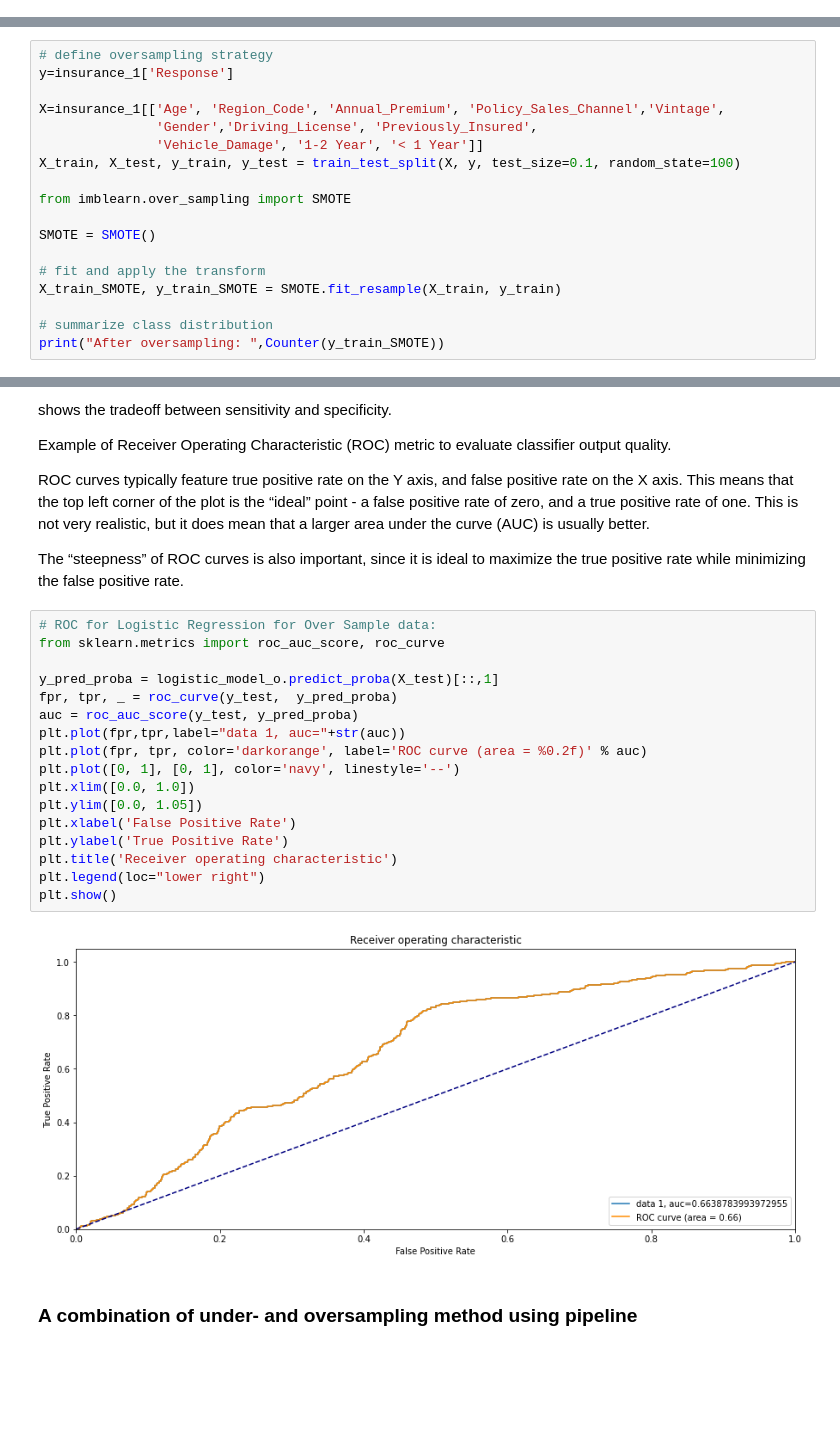
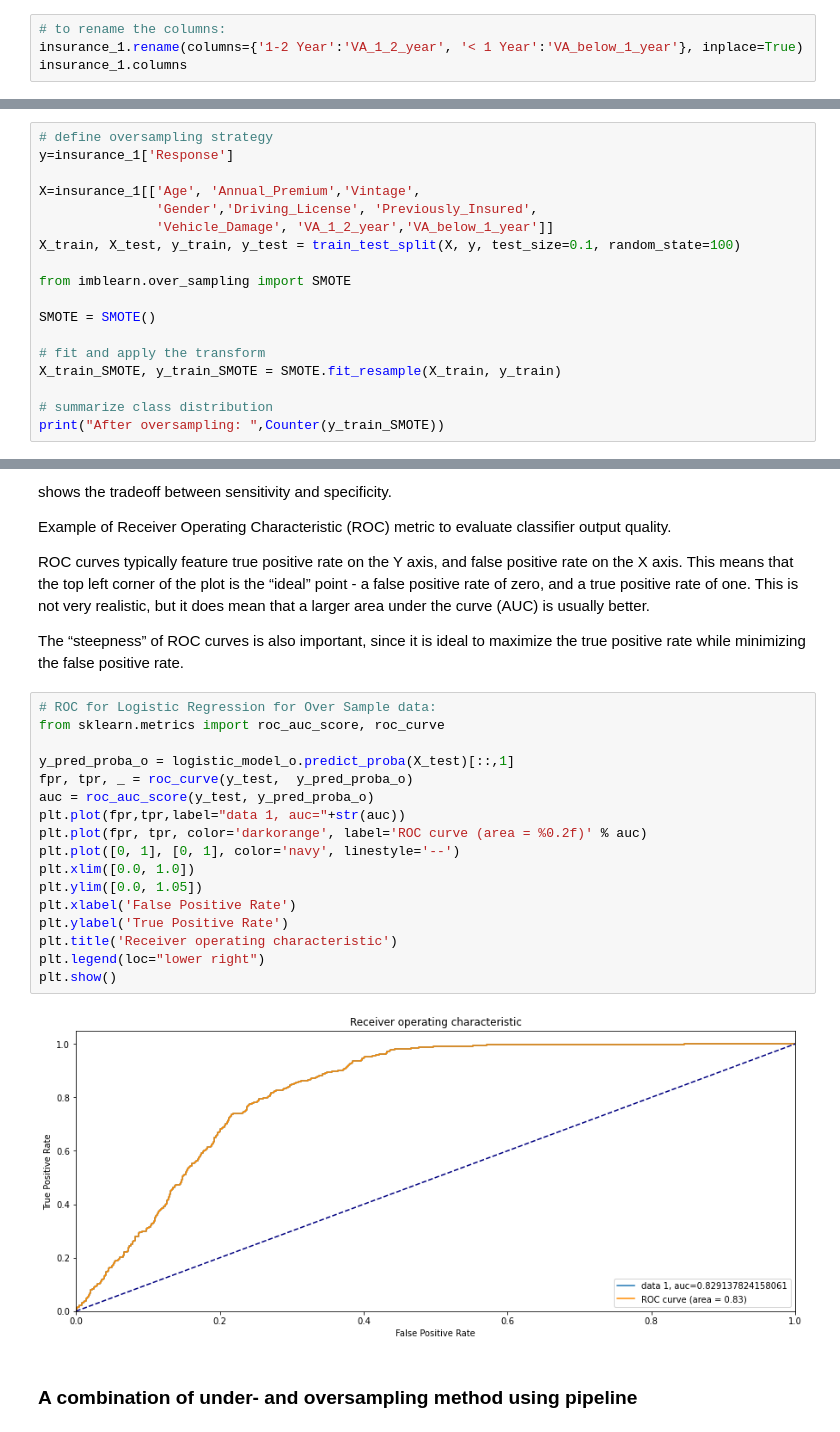
Before and after one commit to BehroozGharleghi/Health-insurance-sales-prediction, a Jupyter notebook: Health_insurance_sales_prediction.ipynb, the cells around one changed output, grey strips where cells are left out. Drawn from its saved outputs; the diff is of its cells as text; blank space fills up the shorter version.

Commit message:
real worl test

```diff
--- a/Health_insurance_sales_prediction.ipynb
+++ b/Health_insurance_sales_prediction.ipynb
@@ -174,3 +175,7 @@ insurance_1.head()
 | 2 | 3 | 1 | 47 | 1 | 28.0 | 0 | 1 | ... |
 | 3 | 4 | 1 | 21 | 1 | 11.0 | 1 | 0 | ... |
 | 4 | 5 | 0 | 29 | 1 | 41.0 | 1 | 0 | ... |
+# %%
+# to rename the columns:
+insurance_1.rename(columns={'1-2 Year':'VA_1_2_year', '< 1 Year':'VA_below_1_year'}, inplace=True)
+insurance_1.columns
@@ -586,9 +591,9 @@ Name: Response, dtype: int64
 # define oversampling strategy
 y=insurance_1['Response']
 
-X=insurance_1[['Age', 'Region_Code', 'Annual_Premium', 'Policy_Sales_Channel','Vintage',
+X=insurance_1[['Age', 'Annual_Premium','Vintage',
                'Gender','Driving_License', 'Previously_Insured',
-               'Vehicle_Damage', '1-2 Year', '< 1 Year']]
+               'Vehicle_Damage', 'VA_1_2_year','VA_below_1_year']]
 X_train, X_test, y_train, y_test = train_test_split(X, y, test_size=0.1, random_state=100)
 
 from imblearn.over_sampling import SMOTE
@@ -649,22 +654,22 @@ The “steepness” of ROC curves is also important, since it is ideal to maximi
 # %%
 # ROC for Logistic Regression for Over Sample data:
 from sklearn.metrics import roc_auc_score, roc_curve
 
-y_pred_proba = logistic_model_o.predict_proba(X_test)[::,1]
-fpr, tpr, _ = roc_curve(y_test,  y_pred_proba)
-auc = roc_auc_score(y_test, y_pred_proba)
+y_pred_proba_o = logistic_model_o.predict_proba(X_test)[::,1]
+fpr, tpr, _ = roc_curve(y_test,  y_pred_proba_o)
+auc = roc_auc_score(y_test, y_pred_proba_o)
 plt.plot(fpr,tpr,label="data 1, auc="+str(auc))
 plt.plot(fpr, tpr, color='darkorange', label='ROC curve (area = %0.2f)' % auc)
 plt.plot([0, 1], [0, 1], color='navy', linestyle='--')
 plt.xlim([0.0, 1.0])
 plt.ylim([0.0, 1.05])
 plt.xlabel('False Positive Rate')
 plt.ylabel('True Positive Rate')
 plt.title('Receiver operating characteristic')
 plt.legend(loc="lower right")
 plt.show()
 # %% [output]
-[figure, old version]
+[figure, new version]
 # %% [markdown]
 ### A combination of under- and oversampling method using pipeline
 # %%
```
Also changed, not shown: parts of 27 cells of this notebook.
